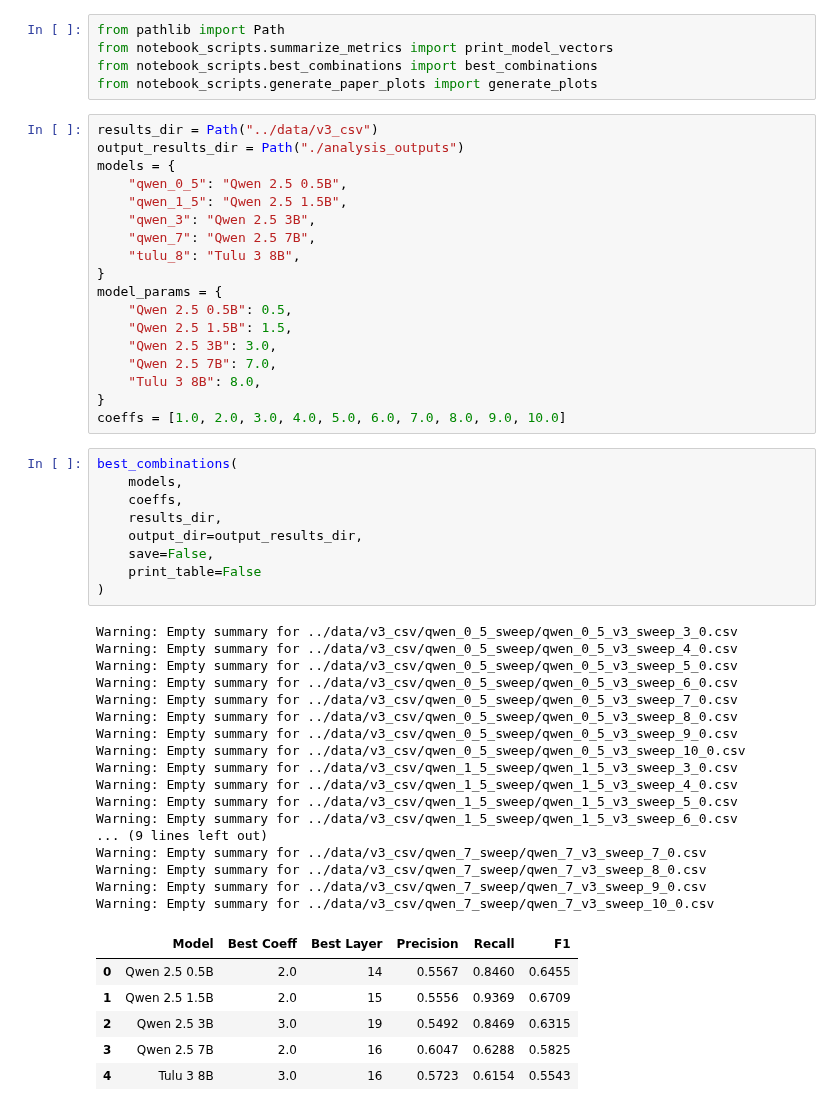
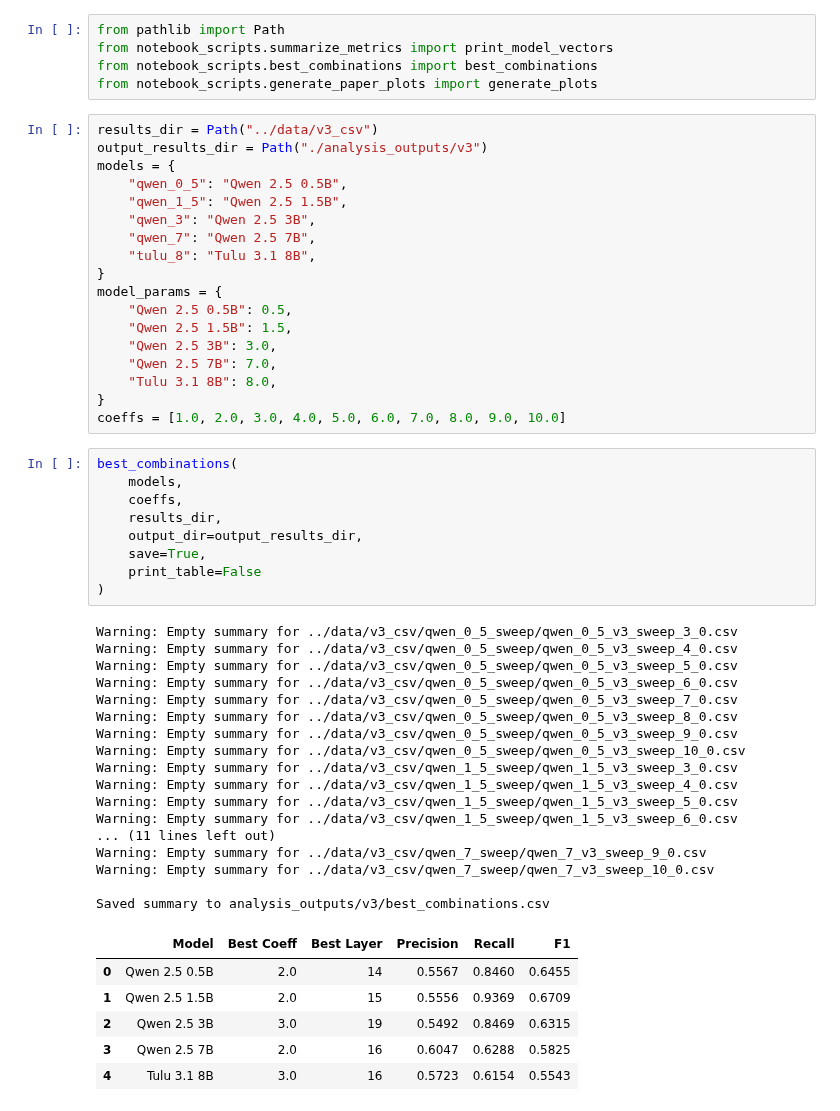
Before and after one commit to TuringK/AbstentionBench, a Jupyter notebook: notebooks/sweep_analysis_v3.ipynb, the cells around one changed output. Drawn from its saved outputs; the diff is of its cells as text.

```diff
--- a/notebooks/sweep_analysis_v3.ipynb
+++ b/notebooks/sweep_analysis_v3.ipynb
@@ -5,55 +5,55 @@ from notebook_scripts.best_combinations import best_combinations
 from notebook_scripts.generate_paper_plots import generate_plots
 # %%
 results_dir = Path("../data/v3_csv")
-output_results_dir = Path("./analysis_outputs")
+output_results_dir = Path("./analysis_outputs/v3")
 models = {
     "qwen_0_5": "Qwen 2.5 0.5B",
     "qwen_1_5": "Qwen 2.5 1.5B",
     "qwen_3": "Qwen 2.5 3B",
     "qwen_7": "Qwen 2.5 7B",
-    "tulu_8": "Tulu 3 8B",
+    "tulu_8": "Tulu 3.1 8B",
 }
 model_params = {
     "Qwen 2.5 0.5B": 0.5,
     "Qwen 2.5 1.5B": 1.5,
     "Qwen 2.5 3B": 3.0,
     "Qwen 2.5 7B": 7.0,
-    "Tulu 3 8B": 8.0,
+    "Tulu 3.1 8B": 8.0,
 }
 coeffs = [1.0, 2.0, 3.0, 4.0, 5.0, 6.0, 7.0, 8.0, 9.0, 10.0]
 # %%
 best_combinations(
     models,
     coeffs,
     results_dir,
     output_dir=output_results_dir,
-    save=False,
+    save=True,
     print_table=False
 )
 # %% [output]
 Warning: Empty summary for ../data/v3_csv/qwen_0_5_sweep/qwen_0_5_v3_sweep_3_0.csv
 Warning: Empty summary for ../data/v3_csv/qwen_0_5_sweep/qwen_0_5_v3_sweep_4_0.csv
 Warning: Empty summary for ../data/v3_csv/qwen_0_5_sweep/qwen_0_5_v3_sweep_5_0.csv
 Warning: Empty summary for ../data/v3_csv/qwen_0_5_sweep/qwen_0_5_v3_sweep_6_0.csv
 Warning: Empty summary for ../data/v3_csv/qwen_0_5_sweep/qwen_0_5_v3_sweep_7_0.csv
 Warning: Empty summary for ../data/v3_csv/qwen_0_5_sweep/qwen_0_5_v3_sweep_8_0.csv
 Warning: Empty summary for ../data/v3_csv/qwen_0_5_sweep/qwen_0_5_v3_sweep_9_0.csv
 Warning: Empty summary for ../data/v3_csv/qwen_0_5_sweep/qwen_0_5_v3_sweep_10_0.csv
 Warning: Empty summary for ../data/v3_csv/qwen_1_5_sweep/qwen_1_5_v3_sweep_3_0.csv
 Warning: Empty summary for ../data/v3_csv/qwen_1_5_sweep/qwen_1_5_v3_sweep_4_0.csv
 Warning: Empty summary for ../data/v3_csv/qwen_1_5_sweep/qwen_1_5_v3_sweep_5_0.csv
 Warning: Empty summary for ../data/v3_csv/qwen_1_5_sweep/qwen_1_5_v3_sweep_6_0.csv
-... (9 lines left out)
-Warning: Empty summary for ../data/v3_csv/qwen_7_sweep/qwen_7_v3_sweep_7_0.csv
-Warning: Empty summary for ../data/v3_csv/qwen_7_sweep/qwen_7_v3_sweep_8_0.csv
+... (11 lines left out)
 Warning: Empty summary for ../data/v3_csv/qwen_7_sweep/qwen_7_v3_sweep_9_0.csv
 Warning: Empty summary for ../data/v3_csv/qwen_7_sweep/qwen_7_v3_sweep_10_0.csv
+
+Saved summary to analysis_outputs/v3/best_combinations.csv
 |  | Model | Best Coeff | Best Layer | Precision | Recall | F1 |
 | 0 | Qwen 2.5 0.5B | 2.0 | 14 | 0.5567 | 0.8460 | 0.6455 |
 | 1 | Qwen 2.5 1.5B | 2.0 | 15 | 0.5556 | 0.9369 | 0.6709 |
 | 2 | Qwen 2.5 3B | 3.0 | 19 | 0.5492 | 0.8469 | 0.6315 |
 | 3 | Qwen 2.5 7B | 2.0 | 16 | 0.6047 | 0.6288 | 0.5825 |
-| 4 | Tulu 3 8B | 3.0 | 16 | 0.5723 | 0.6154 | 0.5543 |
+| 4 | Tulu 3.1 8B | 3.0 | 16 | 0.5723 | 0.6154 | 0.5543 |
 # %%
 generate_plots(
     models,
```
Also changed, not shown: parts of 1 cell of this notebook, 31 other files.
